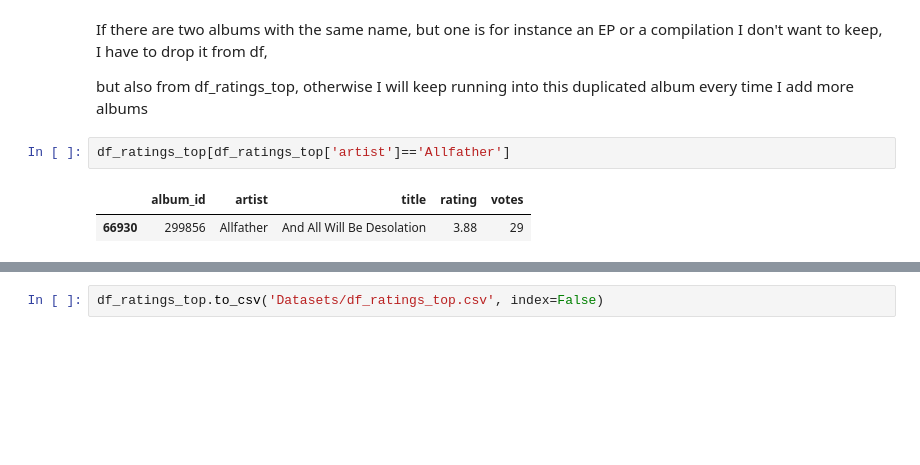
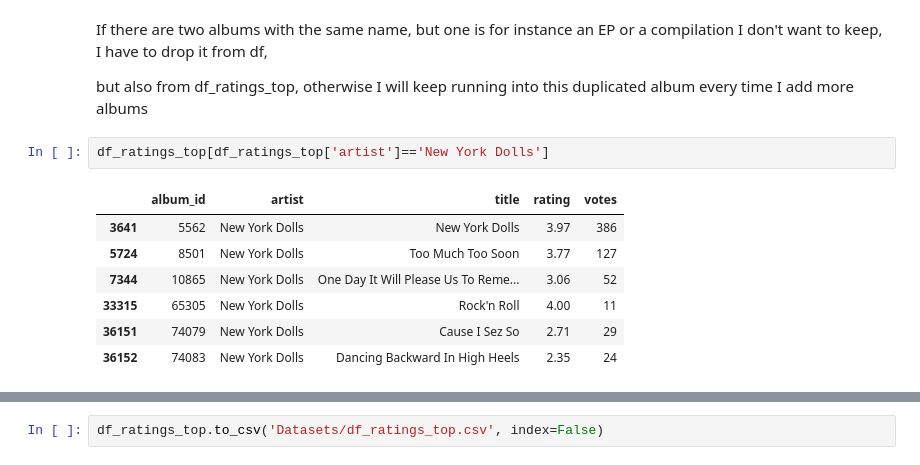
Before and after one commit to arnauog/what_the_rock, a Jupyter notebook: merges.ipynb, the cells around one changed output, grey strips where cells are left out. Cells and saved outputs as stored; diff of their text form; blank space fills up the shorter version.

```diff
--- a/merges.ipynb
+++ b/merges.ipynb
@@ -737,7 +733,12 @@ If there are two albums with the same name, but one is for instance an EP or a c
 
 but also from df_ratings_top, otherwise I will keep running into this duplicated album every time I add more albums
 # %%
-df_ratings_top[df_ratings_top['artist']=='Allfather']
+df_ratings_top[df_ratings_top['artist']=='New York Dolls']
 # %% [output]
 |  | album_id | artist | title | rating | votes |
-| 66930 | 299856 | Allfather | And All Will Be Desolation | 3.88 | 29 |
+| 3641 | 5562 | New York Dolls | New York Dolls | 3.97 | 386 |
+| 5724 | 8501 | New York Dolls | Too Much Too Soon | 3.77 | 127 |
+| 7344 | 10865 | New York Dolls | One Day It Will Please Us To Reme... | 3.06 | 52 |
+| 33315 | 65305 | New York Dolls | Rock'n Roll | 4.00 | 11 |
+| 36151 | 74079 | New York Dolls | Cause I Sez So | 2.71 | 29 |
+| 36152 | 74083 | New York Dolls | Dancing Backward In High Heels | 2.35 | 24 |
```
Also changed, not shown: parts of 57 cells of this notebook, 6 other files.
